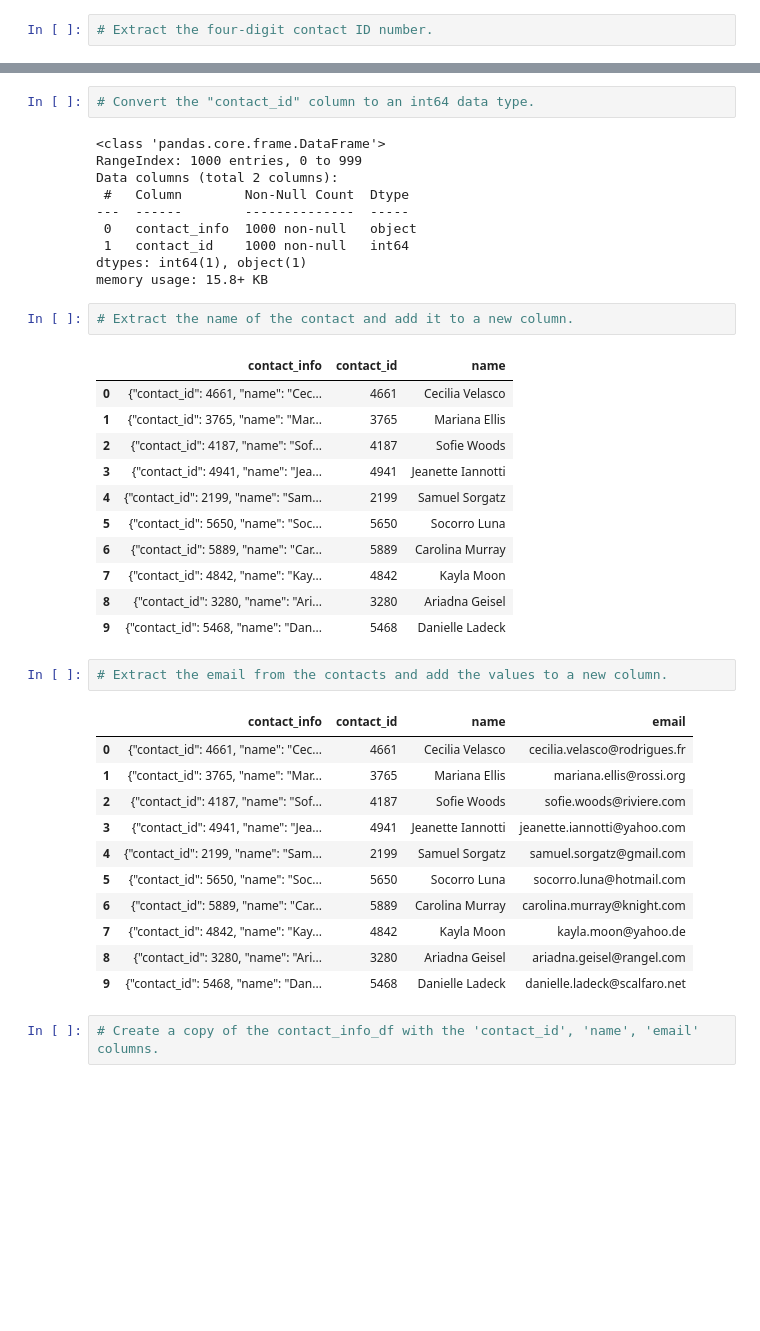
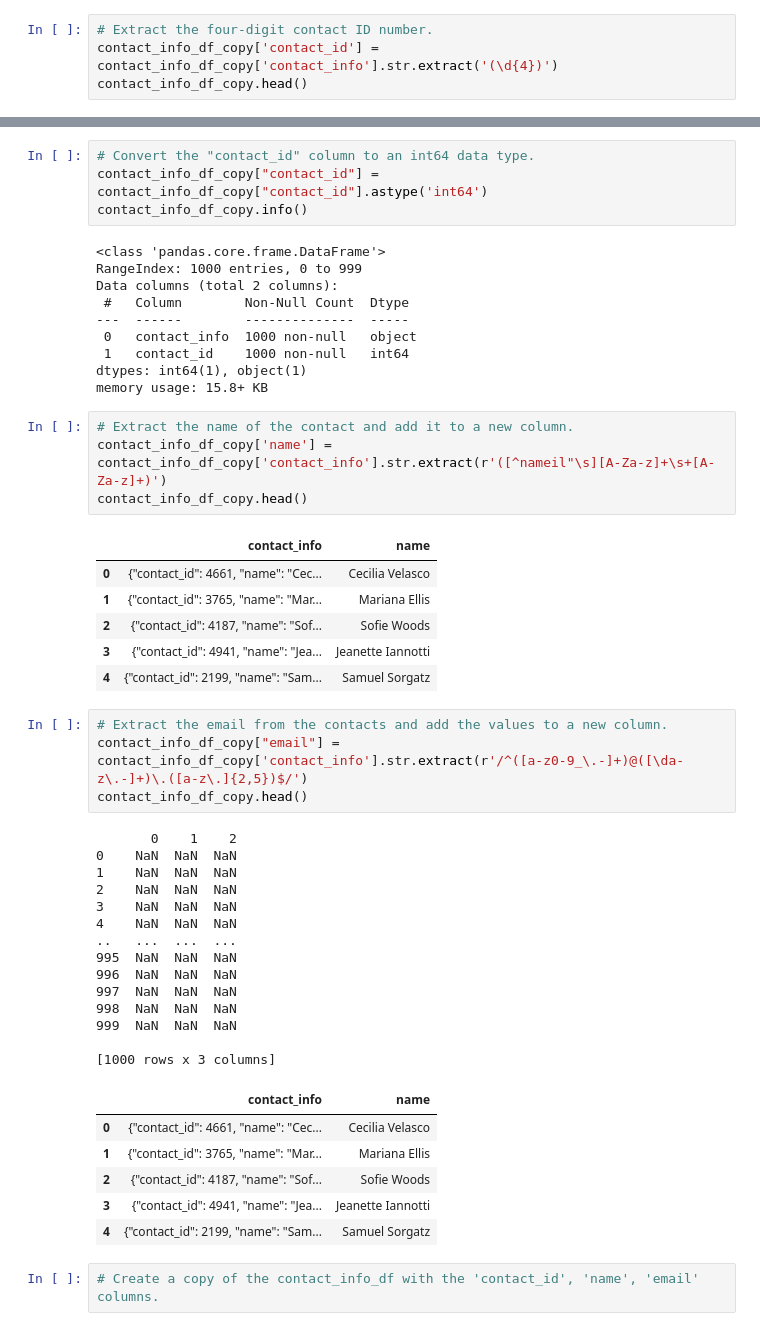
Before and after one commit to Morgen-Henry/Project-2, a Jupyter notebook: ETL_Mini_Project_GFender_MHenry.ipynb, the cells around one changed output, grey strips where cells are left out. Saved outputs shown, nothing was run; the diff lists cells and outputs as text; blank space fills up the shorter version.

```diff
--- a/ETL_Mini_Project_GFender_MHenry.ipynb
+++ b/ETL_Mini_Project_GFender_MHenry.ipynb
@@ -452,6 +453,8 @@ contact_info_df_copy.head()
 | 4 | {"contact_id": 2199, "name": "Sam... |
 # %%
 # Extract the four-digit contact ID number.
+contact_info_df_copy['contact_id'] = contact_info_df_copy['contact_info'].str.extract('(\d{4})')
+contact_info_df_copy.head()
 # %% [output]
 |  | contact_info | contact_id |
 | 0 | {"contact_id": 4661, "name": "Cec... | 4661 |
@@ -473,6 +477,8 @@ dtypes: object(2)
 memory usage: 15.8+ KB
 # %%
 # Convert the "contact_id" column to an int64 data type.
+contact_info_df_copy["contact_id"] = contact_info_df_copy["contact_id"].astype('int64')
+contact_info_df_copy.info()
 # %% [output]
 <class 'pandas.core.frame.DataFrame'>
 RangeIndex: 1000 entries, 0 to 999
@@ -485,32 +491,40 @@ dtypes: int64(1), object(1)
 memory usage: 15.8+ KB
 # %%
 # Extract the name of the contact and add it to a new column.
+contact_info_df_copy['name'] = contact_info_df_copy['contact_info'].str.extract(r'([^nameil"\s][A-Za-z]+\s+[A-Za-z]+)')
+contact_info_df_copy.head()
 # %% [output]
-|  | contact_info | contact_id | name |
-| 0 | {"contact_id": 4661, "name": "Cec... | 4661 | Cecilia Velasco |
-| 1 | {"contact_id": 3765, "name": "Mar... | 3765 | Mariana Ellis |
-| 2 | {"contact_id": 4187, "name": "Sof... | 4187 | Sofie Woods |
-| 3 | {"contact_id": 4941, "name": "Jea... | 4941 | Jeanette Iannotti |
-| 4 | {"contact_id": 2199, "name": "Sam... | 2199 | Samuel Sorgatz |
-| 5 | {"contact_id": 5650, "name": "Soc... | 5650 | Socorro Luna |
-| 6 | {"contact_id": 5889, "name": "Car... | 5889 | Carolina Murray |
-| 7 | {"contact_id": 4842, "name": "Kay... | 4842 | Kayla Moon |
-| 8 | {"contact_id": 3280, "name": "Ari... | 3280 | Ariadna Geisel |
-| 9 | {"contact_id": 5468, "name": "Dan... | 5468 | Danielle Ladeck |
+|  | contact_info | name |
+| 0 | {"contact_id": 4661, "name": "Cec... | Cecilia Velasco |
+| 1 | {"contact_id": 3765, "name": "Mar... | Mariana Ellis |
+| 2 | {"contact_id": 4187, "name": "Sof... | Sofie Woods |
+| 3 | {"contact_id": 4941, "name": "Jea... | Jeanette Iannotti |
+| 4 | {"contact_id": 2199, "name": "Sam... | Samuel Sorgatz |
 # %%
 # Extract the email from the contacts and add the values to a new column.
+contact_info_df_copy["email"] = contact_info_df_copy['contact_info'].str.extract(r'/^([a-z0-9_\.-]+)@([\da-z\.-]+)\.([a-z\.]{2,5})$/')
+contact_info_df_copy.head()
 # %% [output]
+       0    1    2
+0    NaN  NaN  NaN
+1    NaN  NaN  NaN
+2    NaN  NaN  NaN
+3    NaN  NaN  NaN
+4    NaN  NaN  NaN
+..   ...  ...  ...
+995  NaN  NaN  NaN
+996  NaN  NaN  NaN
+997  NaN  NaN  NaN
+998  NaN  NaN  NaN
+999  NaN  NaN  NaN
+
+[1000 rows x 3 columns]
-|  | contact_info | contact_id | name | email |
-| 0 | {"contact_id": 4661, "name": "Cec... | 4661 | Cecilia Velasco | cecilia.velasco@rodrigues.fr |
-| 1 | {"contact_id": 3765, "name": "Mar... | 3765 | Mariana Ellis | mariana.ellis@rossi.org |
-| 2 | {"contact_id": 4187, "name": "Sof... | 4187 | Sofie Woods | sofie.woods@riviere.com |
-| 3 | {"contact_id": 4941, "name": "Jea... | 4941 | Jeanette Iannotti | jeanette.iannotti@yahoo.com |
-| 4 | {"contact_id": 2199, "name": "Sam... | 2199 | Samuel Sorgatz | samuel.sorgatz@gmail.com |
-| 5 | {"contact_id": 5650, "name": "Soc... | 5650 | Socorro Luna | socorro.luna@hotmail.com |
-| 6 | {"contact_id": 5889, "name": "Car... | 5889 | Carolina Murray | carolina.murray@knight.com |
-| 7 | {"contact_id": 4842, "name": "Kay... | 4842 | Kayla Moon | kayla.moon@yahoo.de |
-| 8 | {"contact_id": 3280, "name": "Ari... | 3280 | Ariadna Geisel | ariadna.geisel@rangel.com |
-| 9 | {"contact_id": 5468, "name": "Dan... | 5468 | Danielle Ladeck | danielle.ladeck@scalfaro.net |
+|  | contact_info | name |
+| 0 | {"contact_id": 4661, "name": "Cec... | Cecilia Velasco |
+| 1 | {"contact_id": 3765, "name": "Mar... | Mariana Ellis |
+| 2 | {"contact_id": 4187, "name": "Sof... | Sofie Woods |
+| 3 | {"contact_id": 4941, "name": "Jea... | Jeanette Iannotti |
+| 4 | {"contact_id": 2199, "name": "Sam... | Samuel Sorgatz |
 # %%
 # Create a copy of the contact_info_df with the 'contact_id', 'name', 'email' columns.
 # %% [output]
```
Also changed, not shown: parts of 2 cells of this notebook.
